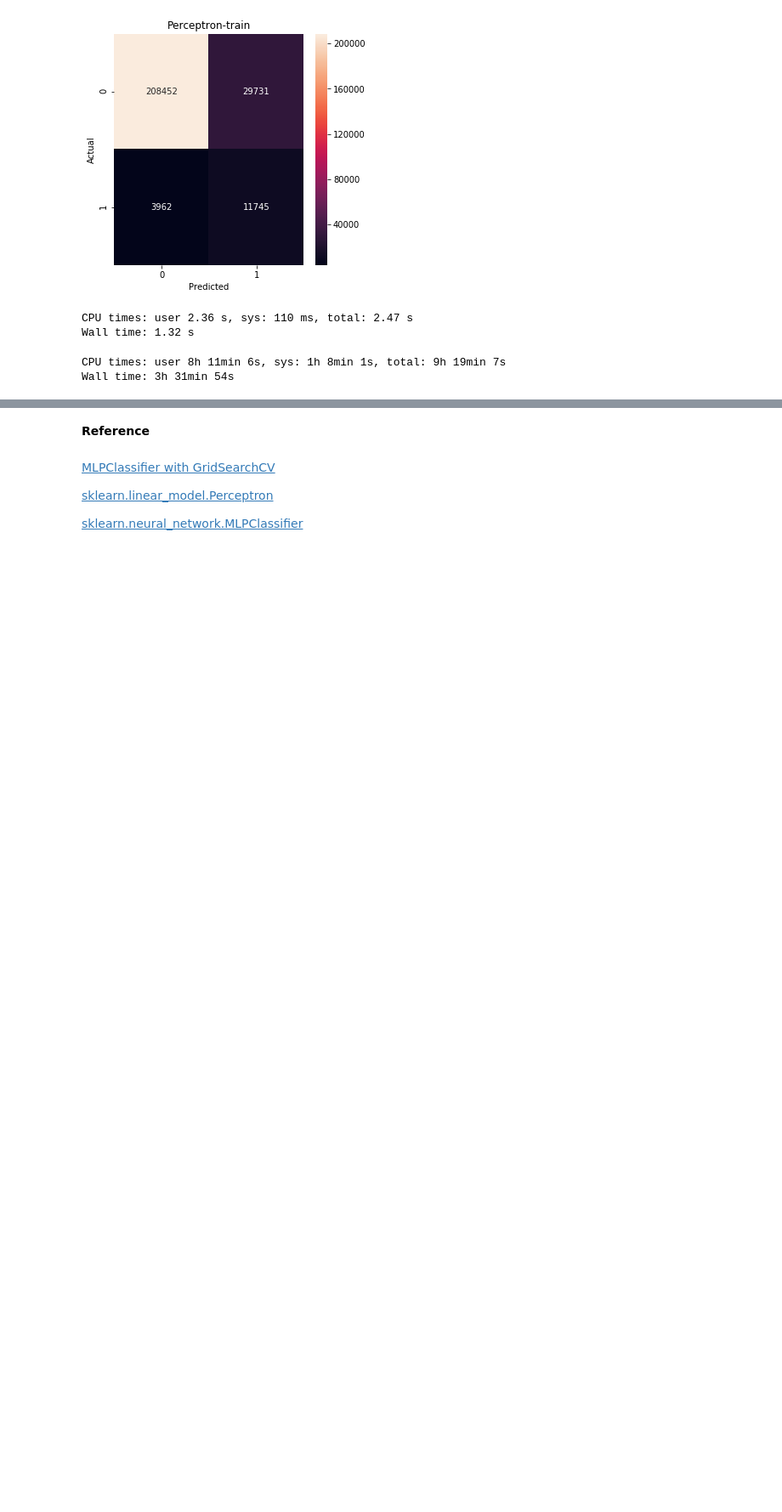
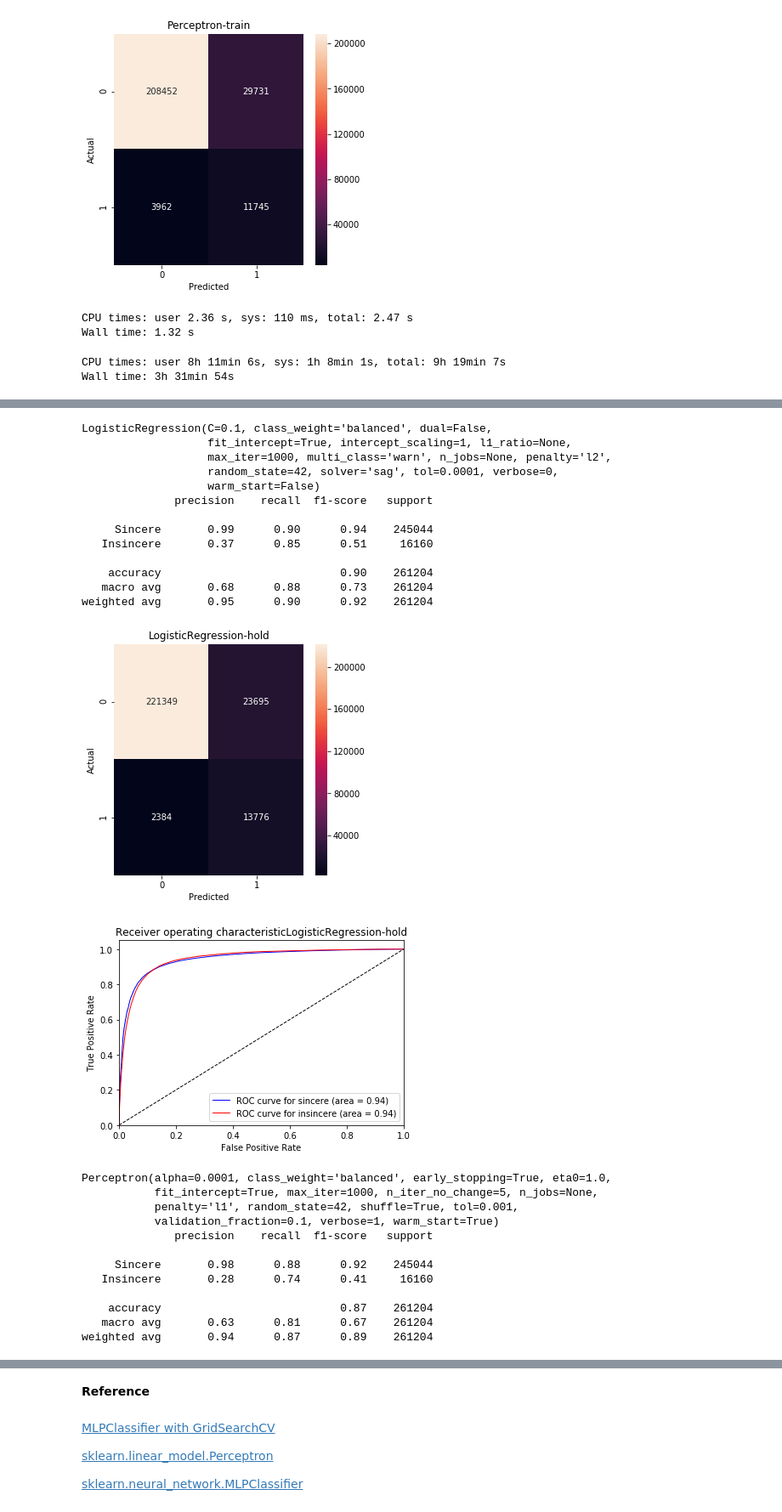
Before and after one commit to yungnien/Springboard, a Jupyter notebook: capstone/Prototype-Sklearn.ipynb, the cells around one changed output, grey strips where cells are left out. Shown at 85% size. Saved outputs shown, nothing was run; the diff lists cells and outputs as text; code cells hidden in the pictures; blank space fills up the shorter version.

```diff
--- a/capstone/Prototype-Sklearn.ipynb
+++ b/capstone/Prototype-Sklearn.ipynb
@@ -518,10 +546,36 @@ report(best_mlp, X_mid, y_mid, matrix_compare, 'MLPClassifier-train')
 # %%
 validation_matrix ={}
 X_hold =load('data/nn_X_hold.sav')
-y_hold =load('data/nn_y_small.sav')
+y_hold =load('data/nn_y_hold.sav')
 
-best_lr
-best_p
-report(best_lr, X_hold, y_hold, validation_matrix, 'MLPClassifier-hold')
-reportP(best_p, X_hold, y_hold, validation_matrix, 'MLPClassifier-hold')
+report(best_lr, X_hold, y_hold, validation_matrix, 'LogisticRegression-hold')
+reportP(best_p, X_hold, y_hold, validation_matrix, 'Perceptron-hold')
 report(best_mlp, X_hold, y_hold, validation_matrix, 'MLPClassifier-hold')
+# %% [output]
+LogisticRegression(C=0.1, class_weight='balanced', dual=False,
+                   fit_intercept=True, intercept_scaling=1, l1_ratio=None,
+                   max_iter=1000, multi_class='warn', n_jobs=None, penalty='l2',
+                   random_state=42, solver='sag', tol=0.0001, verbose=0,
+                   warm_start=False)
+              precision    recall  f1-score   support
+
+     Sincere       0.99      0.90      0.94    245044
+   Insincere       0.37      0.85      0.51     16160
+
+    accuracy                           0.90    261204
+   macro avg       0.68      0.88      0.73    261204
+weighted avg       0.95      0.90      0.92    261204
+[figure, added]
+[figure, added]
+Perceptron(alpha=0.0001, class_weight='balanced', early_stopping=True, eta0=1.0,
+           fit_intercept=True, max_iter=1000, n_iter_no_change=5, n_jobs=None,
+           penalty='l1', random_state=42, shuffle=True, tol=0.001,
+           validation_fraction=0.1, verbose=1, warm_start=True)
+              precision    recall  f1-score   support
+
+     Sincere       0.98      0.88      0.92    245044
+   Insincere       0.28      0.74      0.41     16160
+
+    accuracy                           0.87    261204
+   macro avg       0.63      0.81      0.67    261204
+weighted avg       0.94      0.87      0.89    261204
```
Also changed, not shown: parts of 3 cells of this notebook.
